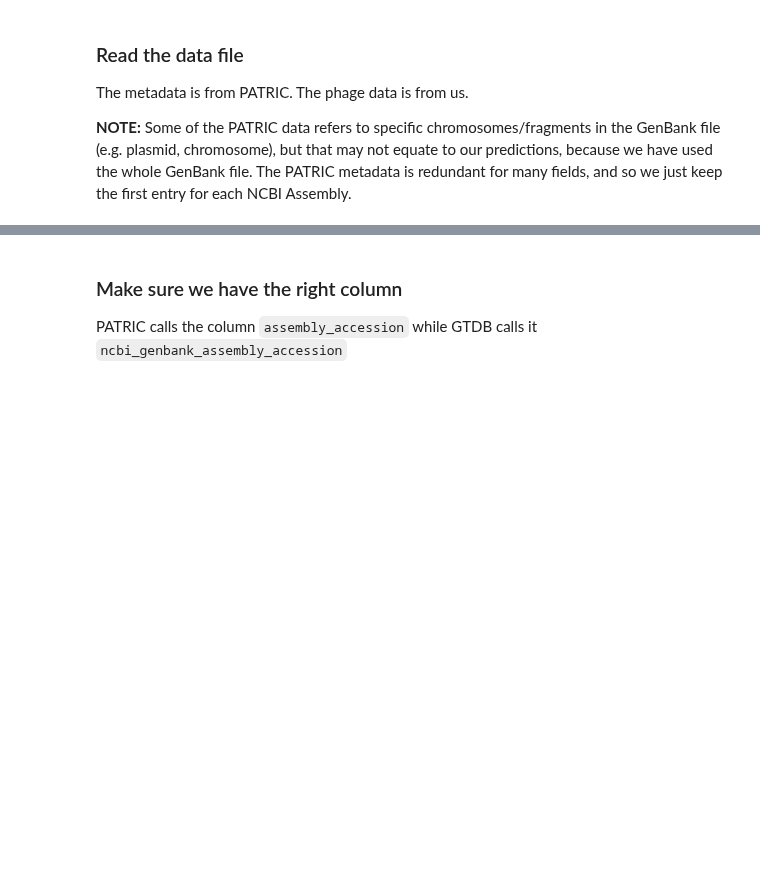
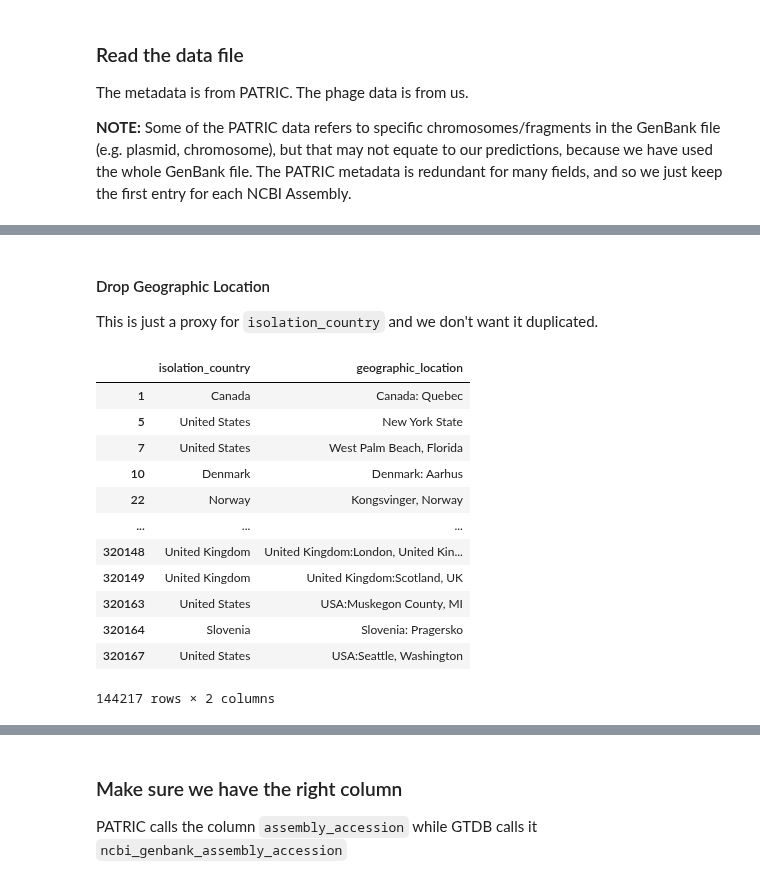
Before and after one commit to linsalrob/PhispyAnalysis, a Jupyter notebook: DataAnalysis/RAST sources.ipynb, the cells around one changed output, grey strips where cells are left out. Saved outputs shown, nothing was run; the diff lists cells and outputs as text; code cells hidden in the pictures; blank space fills up the shorter version.

```diff
--- a/DataAnalysis/RAST sources.ipynb
+++ b/DataAnalysis/RAST sources.ipynb
@@ -227,8 +227,7 @@ The metadata is from PATRIC. The phage data is from us.
 # the full data set. Don't try this at home!
 # metadf = pd.read_csv("../small_data/patric_genome_metadata.tsv.gz", compression='gzip', header=0, delimiter="\t")
 metadf = pd.read_csv("../data/patric_genome_metadata.tsv.gz", compression='gzip', header=0, delimiter="\t")
-metadf['years_ago'] = metadf.collection_date.apply(convert_date)
-metadf
+metadf['isolation_date'] = metadf.collection_date.apply(convert_date)
 # %% [output]
 can't parse |1999 and 2000| from |1999 and 2000|
 can't parse |0-Apr-2008| from |0-Apr-2008|
@@ -273,0 +240,2 @@ Name: collection_date, Length: 300388, dtype: object
+# %%
+metadf = metadf.groupby('assembly_accession').first().reset_index()
@@ -273,0 +246,28 @@ Name: collection_date, Length: 300388, dtype: object
+# %%
+metadf['isolation_country'] = metadf['isolation_country'].replace('USA', 'United States')
+metadf['isolation_country'] = metadf['isolation_country'].replace('Ecully', 'France')
+# %% [markdown]
+#### Drop Geographic Location
+
+This is just a proxy for `isolation_country` and we don't want it duplicated.
+# %%
+metadf['geographic_location'] = metadf['geographic_location'].replace('USA', 'United States')
+metadf[
+    (metadf['geographic_location'].notnull()) &
+    (metadf['isolation_country'].notnull()) &
+    (metadf['geographic_location'] != metadf['isolation_country'])
+][['isolation_country', 'geographic_location']]
+# %% [output]
+|  | isolation_country | geographic_location |
+| 1 | Canada | Canada: Quebec |
+| 5 | United States | New York State |
+| 7 | United States | West Palm Beach, Florida |
+| 10 | Denmark | Denmark: Aarhus |
+| 22 | Norway | Kongsvinger, Norway |
+| ... | ... | ... |
+| 320148 | United Kingdom | United Kingdom:London, United Kin... |
+| 320149 | United Kingdom | United Kingdom:Scotland, UK |
+| 320163 | United States | USA:Muskegon County, MI |
+| 320164 | Slovenia | Slovenia: Pragersko |
+| 320167 | United States | USA:Seattle, Washington |
+144217 rows × 2 columns
```
Also changed, not shown: parts of 41 cells of this notebook.
